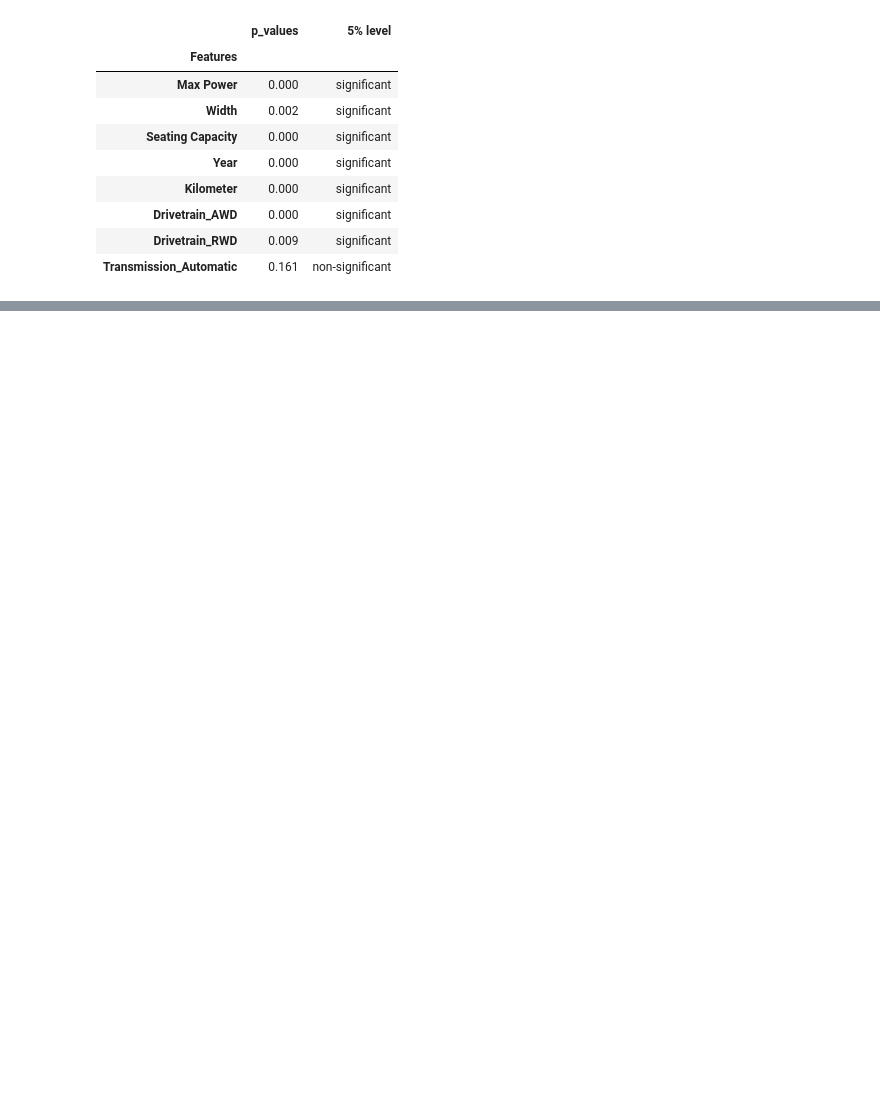
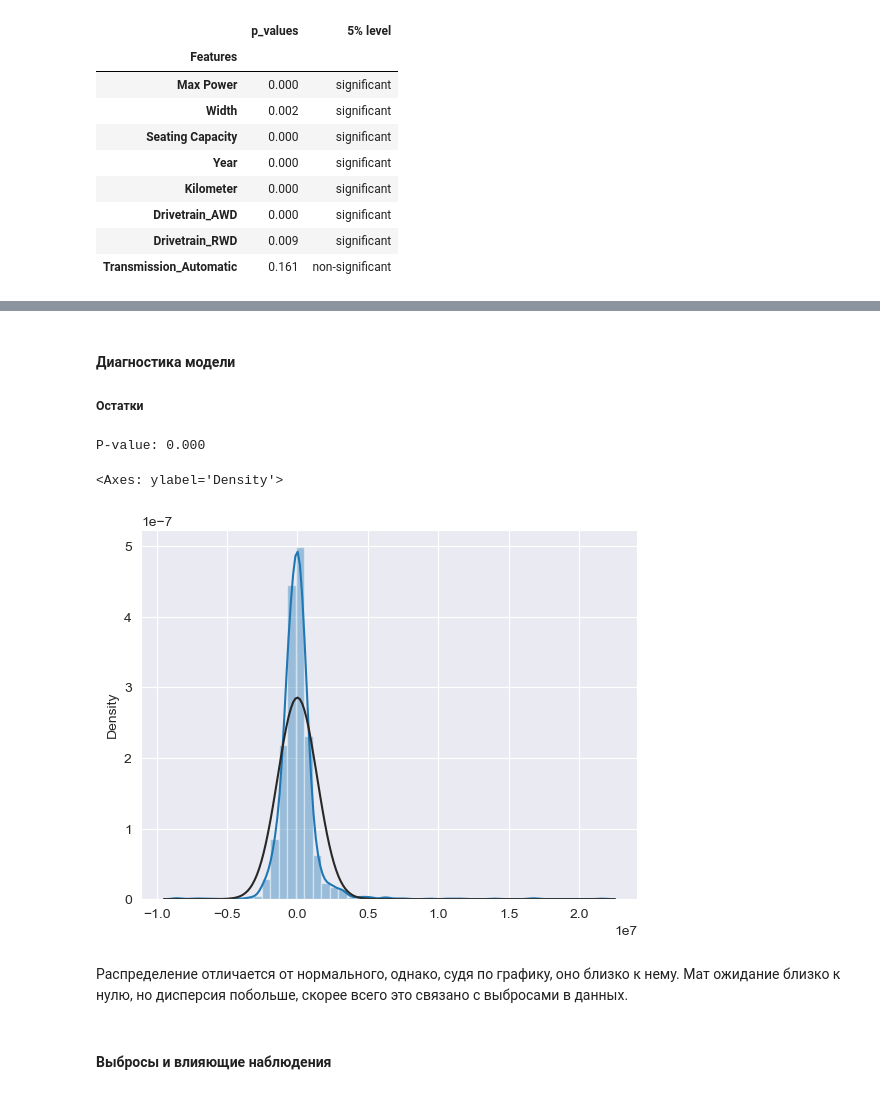
Before and after one commit to brshtsk/hell-in-python, a Jupyter notebook: Проект-авто.ipynb, the cells around one changed output, grey strips where cells are left out. Saved outputs shown, nothing was run; the diff lists cells and outputs as text; code cells hidden in the pictures; blank space fills up the shorter version.

```diff
--- a/Проект-авто.ipynb
+++ b/Проект-авто.ipynb
@@ -630,8 +631,8 @@ df_model = df_linear.dropna(subset=['Price', 'Max Power', 'Width', 'Seating Capa
 x_mult = df_model[['Max Power', 'Width', 'Seating Capacity', 'Year', 'Kilometer', 'Drivetrain_AWD', 'Drivetrain_RWD', 'Transmission_Automatic']]
 y = df_model['Price']
 x_mult_const = sm.add_constant(x_mult)
-model = sm.OLS(y, x_mult_const).fit()
-print(model.summary())
+new_model = sm.OLS(y, x_mult_const).fit()
+print(new_model.summary())
 # %% [output]
                             OLS Regression Results
 ==============================================================================
@@ -684,0 +711,18 @@ pvals
+# %% [markdown]
+#### Диагностика модели
+##### Остатки
+# %%
+from scipy import stats
+p = stats.kstest(new_model.resid, 'norm', args=(new_model.resid.mean(), new_model.resid.std())).pvalue
+print('P-value: {:.3f}'.format(p))
+# %% [output]
+P-value: 0.000
+# %%
+sns.distplot(new_model.resid, fit=stats.norm)
+# %% [output]
+<Axes: ylabel='Density'>
+[figure, added]
+# %% [markdown]
+Распределение отличается от нормального, однако, судя по графику, оно близко к нему. Мат ожидание близко к нулю, но дисперсия побольше, скорее всего это связано с выбросами в данных.
+# %% [markdown]
+#### Выбросы и влияющие наблюдения
```
Also changed, not shown: parts of 37 cells of this notebook.
